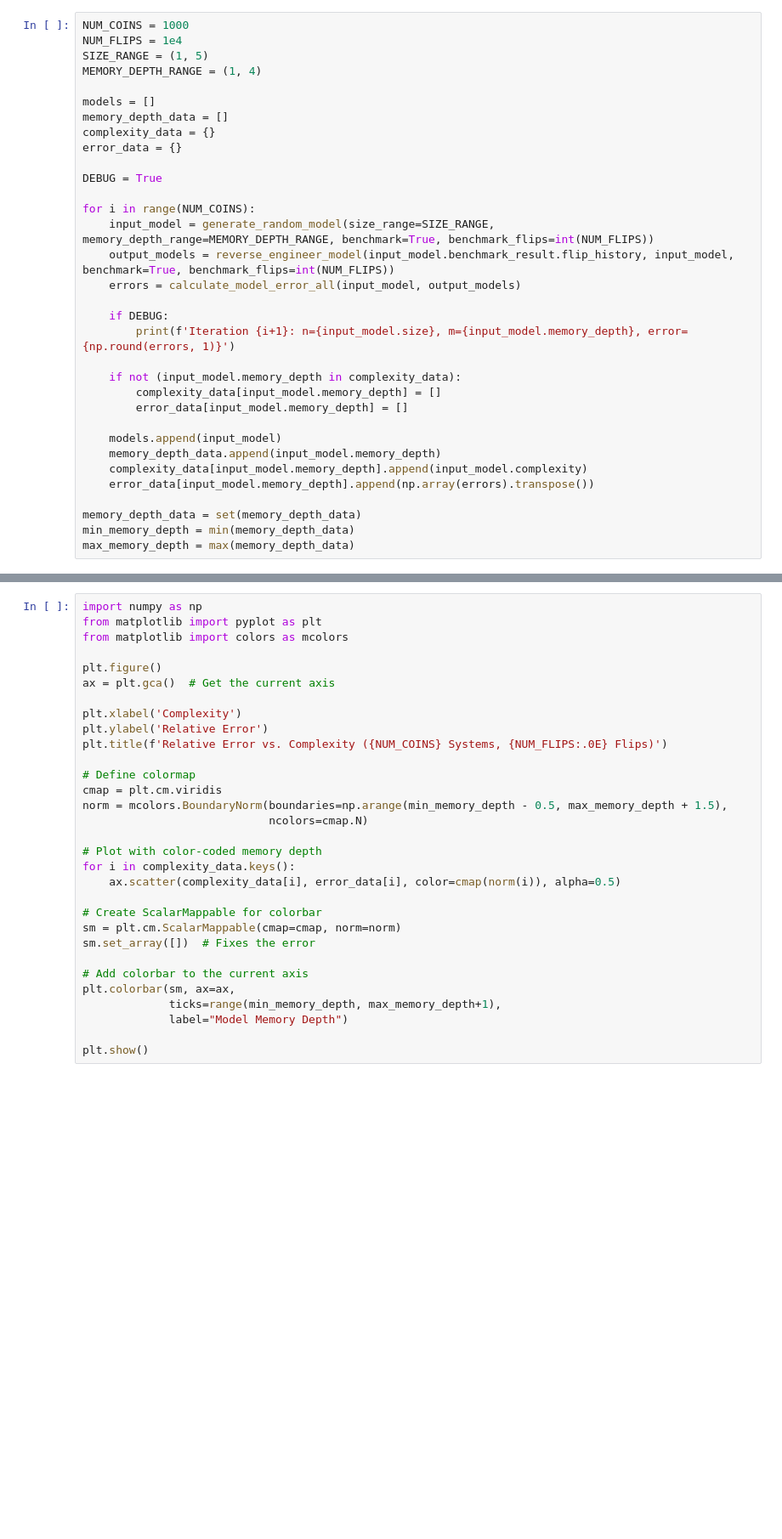
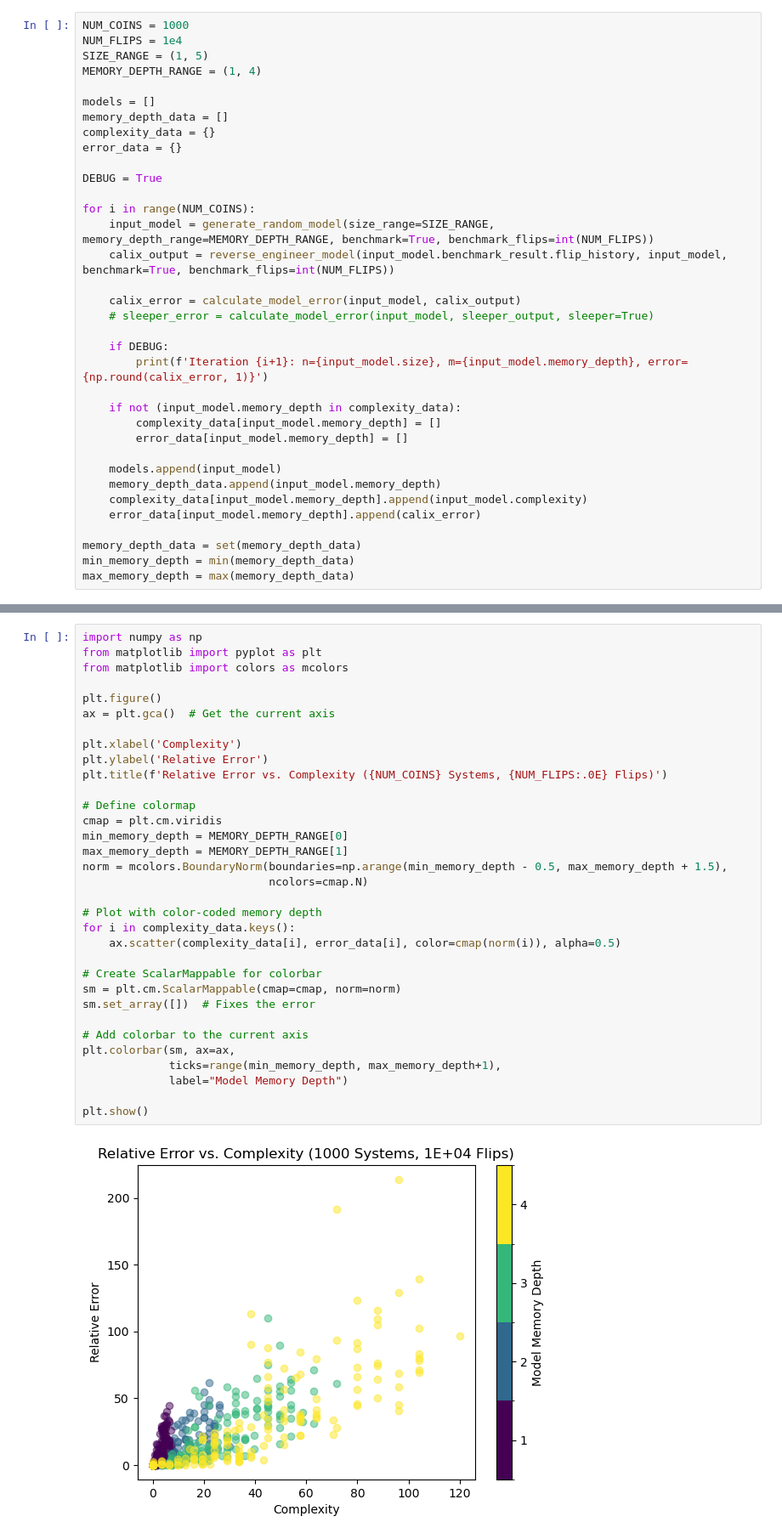
Before and after one commit to nickelulz/sci1-term-2, a Jupyter notebook: main.ipynb, the cells around one changed output, grey strips where cells are left out. Shown at 85% size. Cells and saved outputs as stored; diff of their text form; blank space fills up the shorter version.

```diff
--- a/main.ipynb
+++ b/main.ipynb
@@ -21,11 +21,13 @@ DEBUG = True
 
 for i in range(NUM_COINS):
     input_model = generate_random_model(size_range=SIZE_RANGE, memory_depth_range=MEMORY_DEPTH_RANGE, benchmark=True, benchmark_flips=int(NUM_FLIPS))
-    output_models = reverse_engineer_model(input_model.benchmark_result.flip_history, input_model, benchmark=True, benchmark_flips=int(NUM_FLIPS))
-    errors = calculate_model_error_all(input_model, output_models)
+    calix_output = reverse_engineer_model(input_model.benchmark_result.flip_history, input_model, benchmark=True, benchmark_flips=int(NUM_FLIPS))
+
+    calix_error = calculate_model_error(input_model, calix_output)
+    # sleeper_error = calculate_model_error(input_model, sleeper_output, sleeper=True)
 
     if DEBUG:
-        print(f'Iteration {i+1}: n={input_model.size}, m={input_model.memory_depth}, error={np.round(errors, 1)}')
+        print(f'Iteration {i+1}: n={input_model.size}, m={input_model.memory_depth}, error={np.round(calix_error, 1)}')
 
     if not (input_model.memory_depth in complexity_data):
         complexity_data[input_model.memory_depth] = []
@@ -34,7 +36,7 @@ for i in range(NUM_COINS):
     models.append(input_model)
     memory_depth_data.append(input_model.memory_depth)
     complexity_data[input_model.memory_depth].append(input_model.complexity)
-    error_data[input_model.memory_depth].append(np.array(errors).transpose())
+    error_data[input_model.memory_depth].append(calix_error)
 
 memory_depth_data = set(memory_depth_data)
 min_memory_depth = min(memory_depth_data)
@@ -43,30 +64,34 @@ max_memory_depth = max(memory_depth_data)
 import numpy as np
 from matplotlib import pyplot as plt
 from matplotlib import colors as mcolors
 
 plt.figure()
 ax = plt.gca()  # Get the current axis
 
 plt.xlabel('Complexity')
 plt.ylabel('Relative Error')
 plt.title(f'Relative Error vs. Complexity ({NUM_COINS} Systems, {NUM_FLIPS:.0E} Flips)')
 
 # Define colormap
 cmap = plt.cm.viridis
+min_memory_depth = MEMORY_DEPTH_RANGE[0]
+max_memory_depth = MEMORY_DEPTH_RANGE[1]
 norm = mcolors.BoundaryNorm(boundaries=np.arange(min_memory_depth - 0.5, max_memory_depth + 1.5),
                             ncolors=cmap.N)
 
 # Plot with color-coded memory depth
 for i in complexity_data.keys():
     ax.scatter(complexity_data[i], error_data[i], color=cmap(norm(i)), alpha=0.5)
 
 # Create ScalarMappable for colorbar
 sm = plt.cm.ScalarMappable(cmap=cmap, norm=norm)
 sm.set_array([])  # Fixes the error
 
 # Add colorbar to the current axis
 plt.colorbar(sm, ax=ax,
              ticks=range(min_memory_depth, max_memory_depth+1),
              label="Model Memory Depth")
 
 plt.show()
+# %% [output]
+[figure, added]
```
Also changed, not shown: parts of 3 cells of this notebook, 9 other files.
